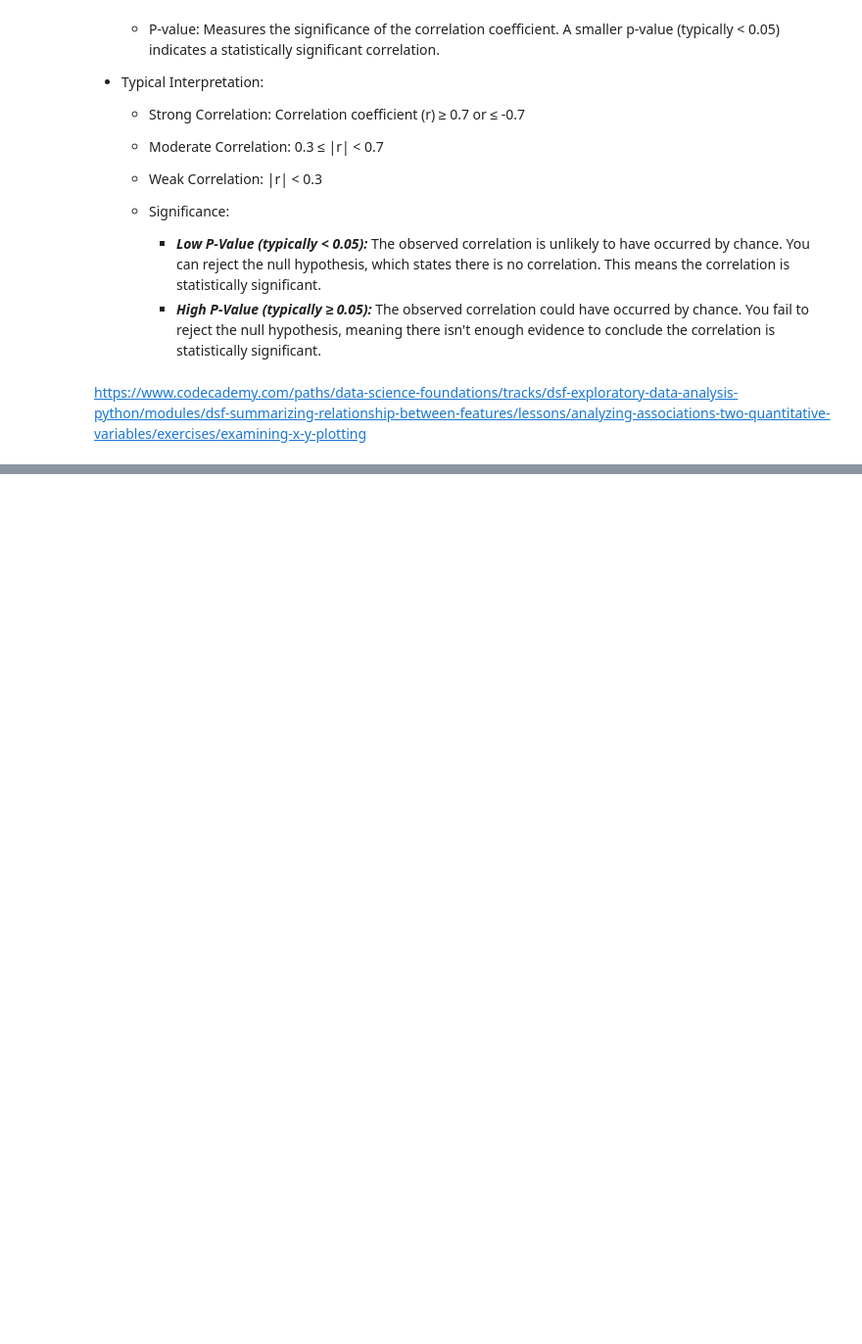
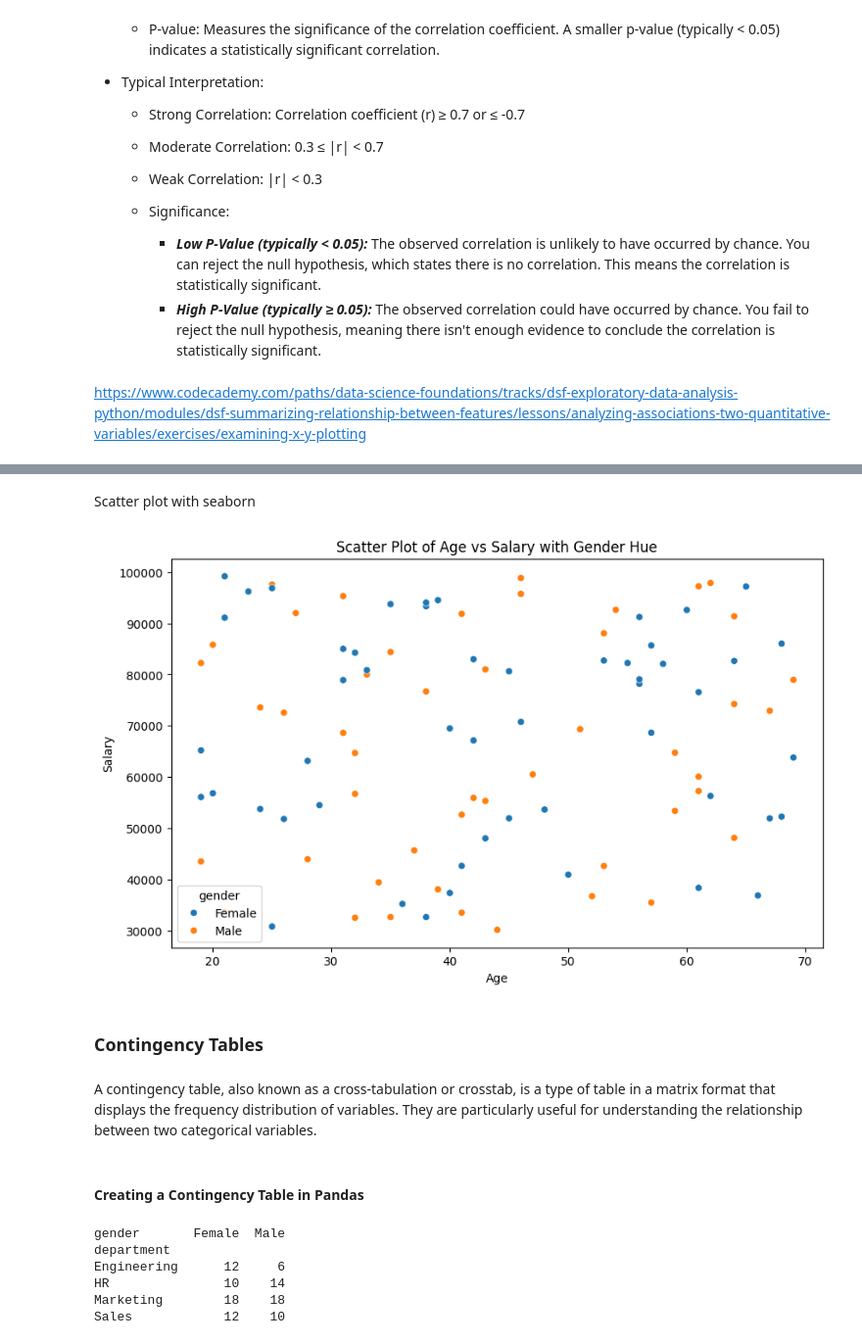
Before and after one commit to dpons222/ML-AI-Self-Learning, a Jupyter notebook: Python/Pandas/EDA.ipynb, the cells around one changed output, grey strips where cells are left out. Shown at 98% size. Cells and saved outputs as stored; diff of their text form; code cells hidden in the pictures; blank space fills up the shorter version.

```diff
--- a/Python/Pandas/EDA.ipynb
+++ b/Python/Pandas/EDA.ipynb
@@ -176,0 +195,29 @@ https://www.codecademy.com/paths/data-science-foundations/tracks/dsf-exploratory
+# %% [markdown]
+Scatter plot with seaborn
+# %%
+# Create a scatter plot using seaborn
+plt.figure(figsize=(10, 6))
+sns.scatterplot(data=df, x='age', y='salary', hue='gender')
+plt.title('Scatter Plot of Age vs Salary with Gender Hue')
+plt.xlabel('Age')
+plt.ylabel('Salary')
+plt.show()
+# %% [output]
+[figure, added]
+# %% [markdown]
+### Contingency Tables
+# %% [markdown]
+A contingency table, also known as a cross-tabulation or crosstab, is a type of table in a matrix format that displays the frequency distribution of variables. They are particularly useful for understanding the relationship between two categorical variables.
+# %% [markdown]
+#### Creating a Contingency Table in Pandas
+# %%
+# Creating a contingency table for 'department' and 'gender'
+contingency_table = pd.crosstab(df['department'], df['gender'])
+print(contingency_table)
+# %% [output]
+gender       Female  Male
+department
+Engineering      12     6
+HR               10    14
+Marketing        18    18
+Sales            12    10
```
Also changed, not shown: parts of 41 cells of this notebook.
